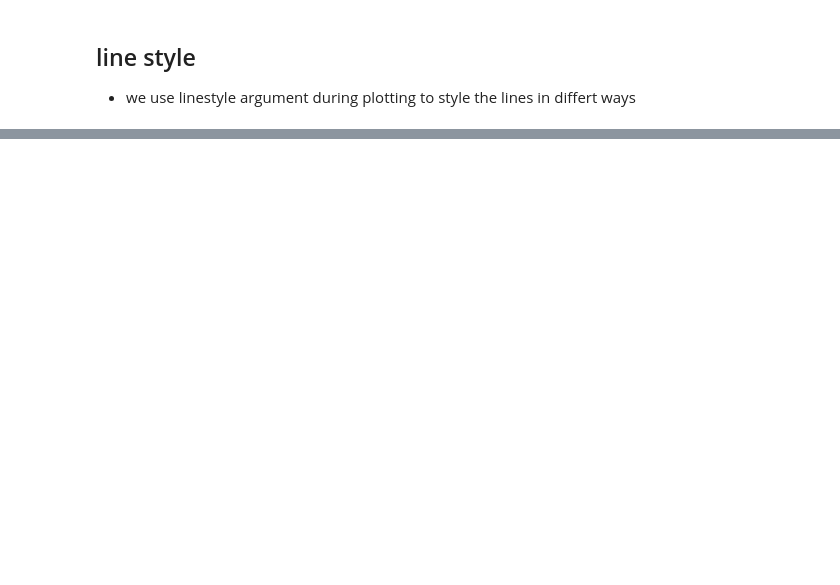
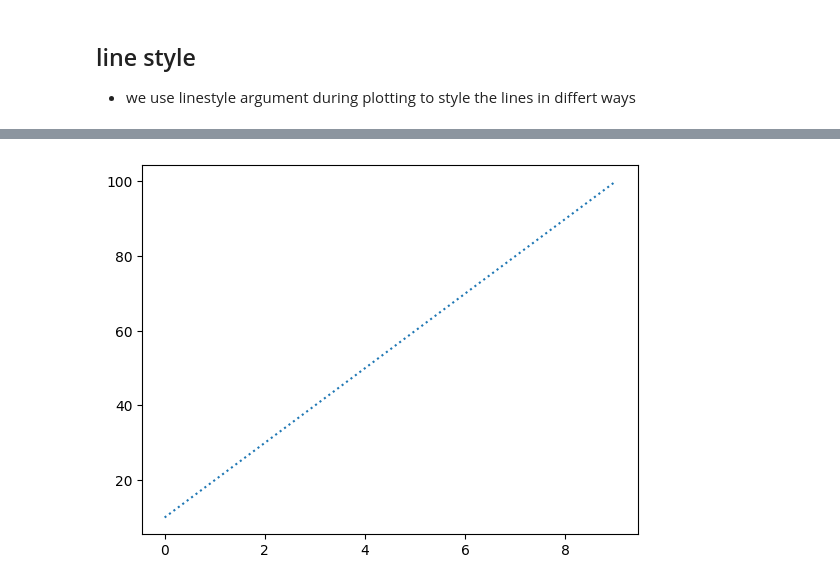
Before and after one commit to Namangarg007/Python-Practice, a Jupyter notebook: matplot.ipynb, the cells around one changed output, grey strips where cells are left out. Saved outputs shown, nothing was run; the diff lists cells and outputs as text; code cells hidden in the pictures; blank space fills up the shorter version.

```diff
--- a/matplot.ipynb
+++ b/matplot.ipynb
@@ -120,3 +120,7 @@ plt.show()
 ## line style
 
 * we use linestyle argument during plotting to style the lines in differt ways
+# %%
+p = np.linspace(10, 100, 10, dtype=int)# line space will give an array of 10 equaly spaced value from
+# 10 to 100 according to third argument the first value will be 10 and the last value will be 100
+# and rest 8 values will be equally spaced values between them
@@ -122,0 +131,6 @@ plt.show()
+# %%
+plt.plot(p, linestyle = 'dotted')# line style changes the value of the line in the
+# form specified now instead of a line we will recieve a dotted line
+plt.show()
+# %% [output]
+[figure, added]
```
Also changed, not shown: parts of 35 cells of this notebook, 2 other files.
